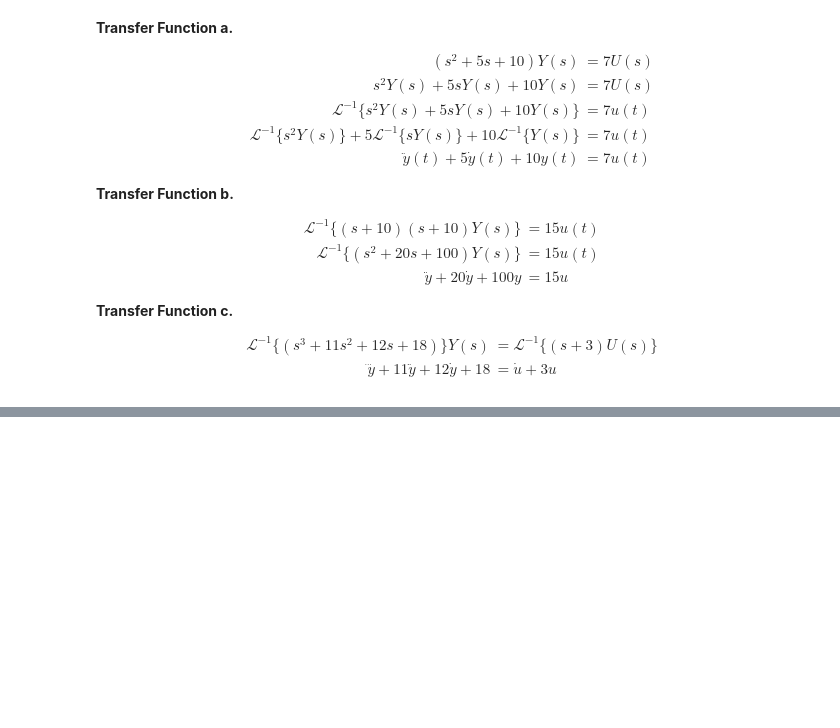
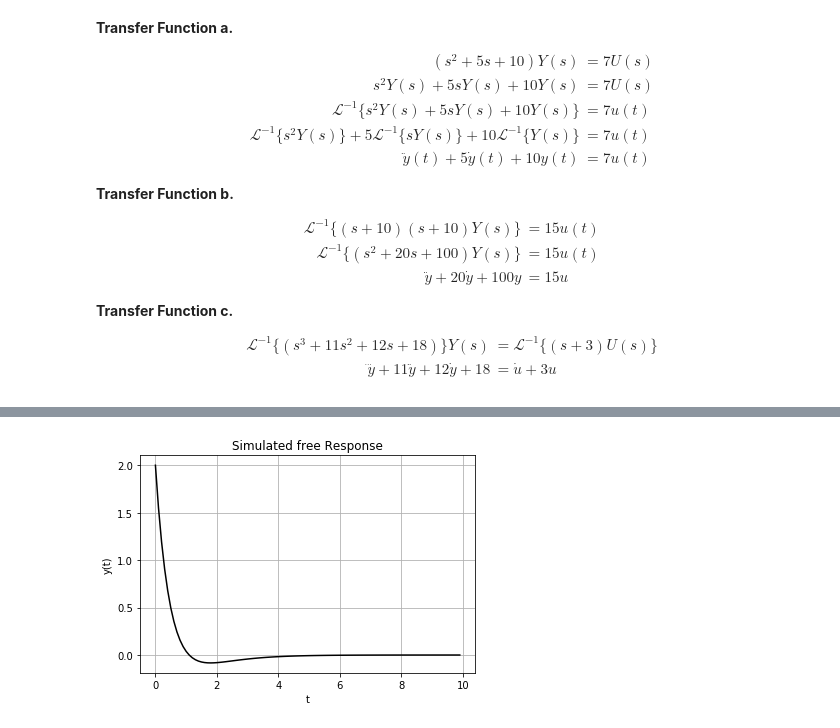
Before and after one commit to eddardd/Control-Theory, a Jupyter notebook: Frequency Domain - Tutorial.ipynb, the cells around one changed output, grey strips where cells are left out. Drawn from its saved outputs; the diff is of its cells as text; code cells hidden in the pictures; blank space fills up the shorter version.

```diff
--- a/Frequency Domain - Tutorial.ipynb
+++ b/Frequency Domain - Tutorial.ipynb
@@ -218,0 +236,12 @@ Therefore, we conclude that $y(t) = 12e^{-t} - \dfrac{11}{2}e^{-2t}$
+# %%
+y_zero = 3*np.exp(-2*t) - np.exp(-t)
+y_forced = (16*np.exp(-t) - 11*np.exp(-2*t) - 5*np.exp(-4*t))/4
+# %%
+plt.figure()
+plt.title('Simulated free Response')
+plt.ylabel('y(t)')
+plt.xlabel('t')
+plt.plot(t,y_zero,'k-')
+plt.grid()
+# %% [output]
+[figure, added]
```
Also changed, not shown: parts of 7 cells of this notebook.
